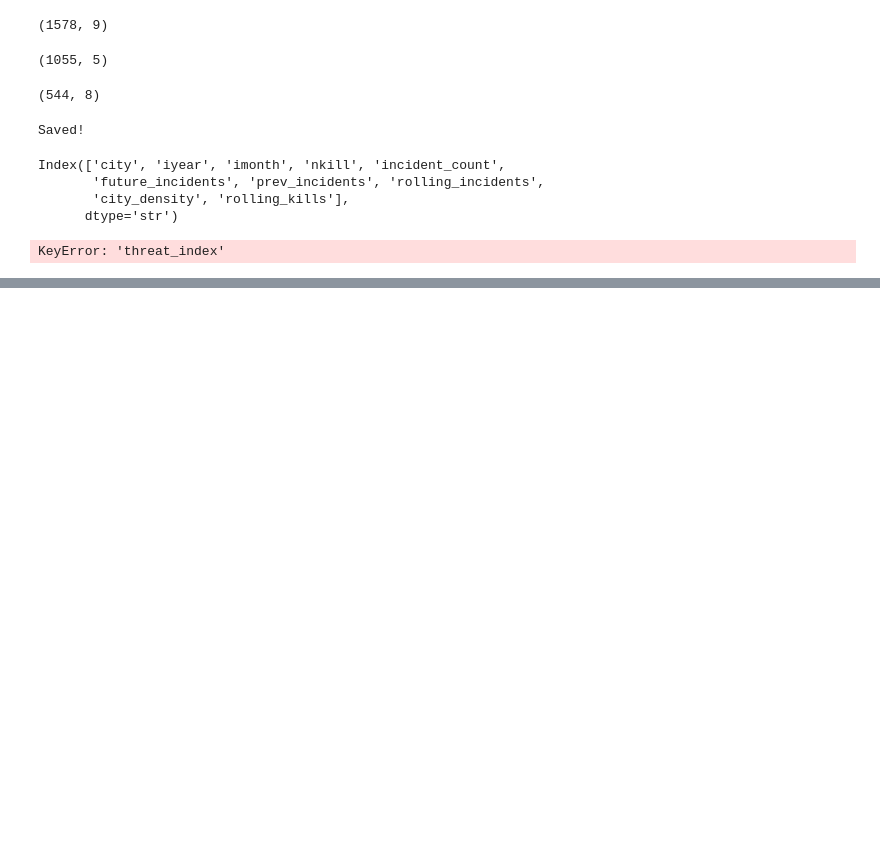
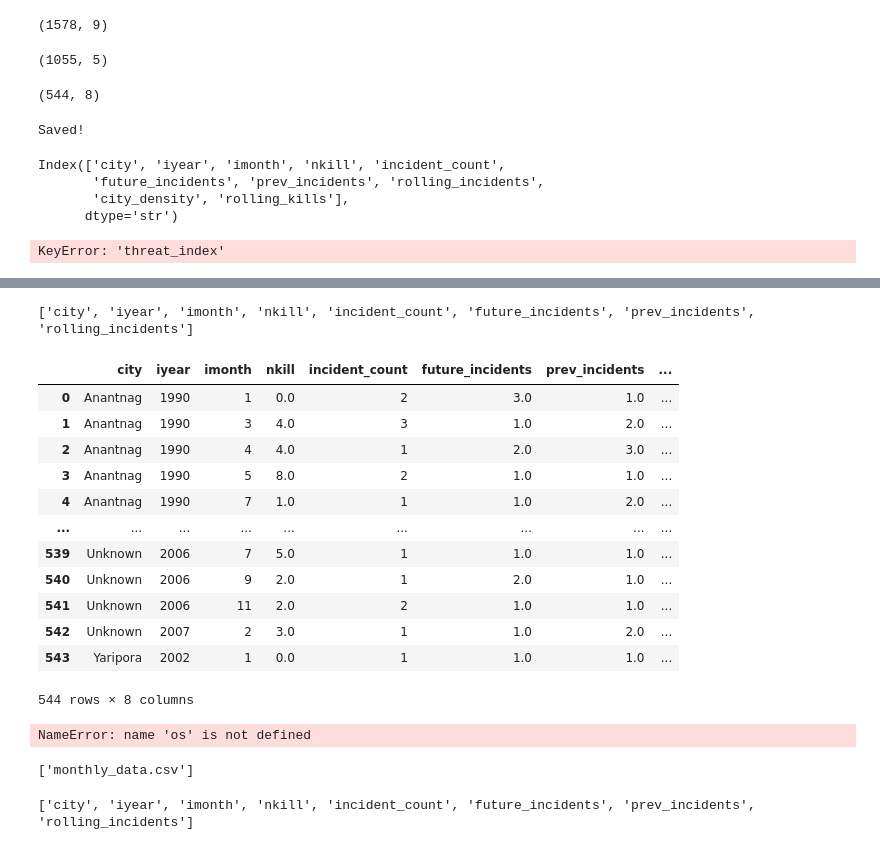
Before and after one commit to aajbelga/TRINETRA, a Jupyter notebook: notebooks/data_cleaning.ipynb, the cells around one changed output, grey strips where cells are left out. Cells and saved outputs as stored; diff of their text form; code cells hidden in the pictures; blank space fills up the shorter version.

```diff
--- a/notebooks/data_cleaning.ipynb
+++ b/notebooks/data_cleaning.ipynb
@@ -1118,0 +1138,8 @@ KeyError: 'threat_index'
+# %%
+import pandas as pd
+
+monthly_data = pd.read_csv(
+    r"D:\GeoShield-Kashmir\data\processed\monthly_data.csv"
+)
+
+monthly_data.head()
@@ -1118,0 +1153,35 @@ KeyError: 'threat_index'
+# %%
+print(monthly_data.columns.tolist())
+# %% [output]
+['city', 'iyear', 'imonth', 'nkill', 'incident_count', 'future_incidents', 'prev_incidents', 'rolling_incidents']
+# %%
+
+monthly_data
+# %% [output]
+|  | city | iyear | imonth | nkill | incident_count | future_incidents | prev_incidents | ... |
+| 0 | Anantnag | 1990 | 1 | 0.0 | 2 | 3.0 | 1.0 | ... |
+| 1 | Anantnag | 1990 | 3 | 4.0 | 3 | 1.0 | 2.0 | ... |
+| 2 | Anantnag | 1990 | 4 | 4.0 | 1 | 2.0 | 3.0 | ... |
+| 3 | Anantnag | 1990 | 5 | 8.0 | 2 | 1.0 | 1.0 | ... |
+| 4 | Anantnag | 1990 | 7 | 1.0 | 1 | 1.0 | 2.0 | ... |
+| ... | ... | ... | ... | ... | ... | ... | ... | ... |
+| 539 | Unknown | 2006 | 7 | 5.0 | 1 | 1.0 | 1.0 | ... |
+| 540 | Unknown | 2006 | 9 | 2.0 | 1 | 2.0 | 1.0 | ... |
+| 541 | Unknown | 2006 | 11 | 2.0 | 2 | 1.0 | 1.0 | ... |
+| 542 | Unknown | 2007 | 2 | 3.0 | 1 | 1.0 | 2.0 | ... |
+| 543 | Yaripora | 2002 | 1 | 0.0 | 1 | 1.0 | 1.0 | ... |
+544 rows × 8 columns
+# %%
+os.listdir(r"D:\GeoShield-Kashmir\data\processed")
+# %% [output]
+NameError: name 'os' is not defined
+# %%
+import os
+
+os.listdir(r"D:\GeoShield-Kashmir\data\processed")
+# %% [output]
+['monthly_data.csv']
+# %%
+print(monthly_data.columns.tolist())
+# %% [output]
+['city', 'iyear', 'imonth', 'nkill', 'incident_count', 'future_incidents', 'prev_incidents', 'rolling_incidents']
```
Also changed, not shown: parts of 12 cells of this notebook, 1 other file.
